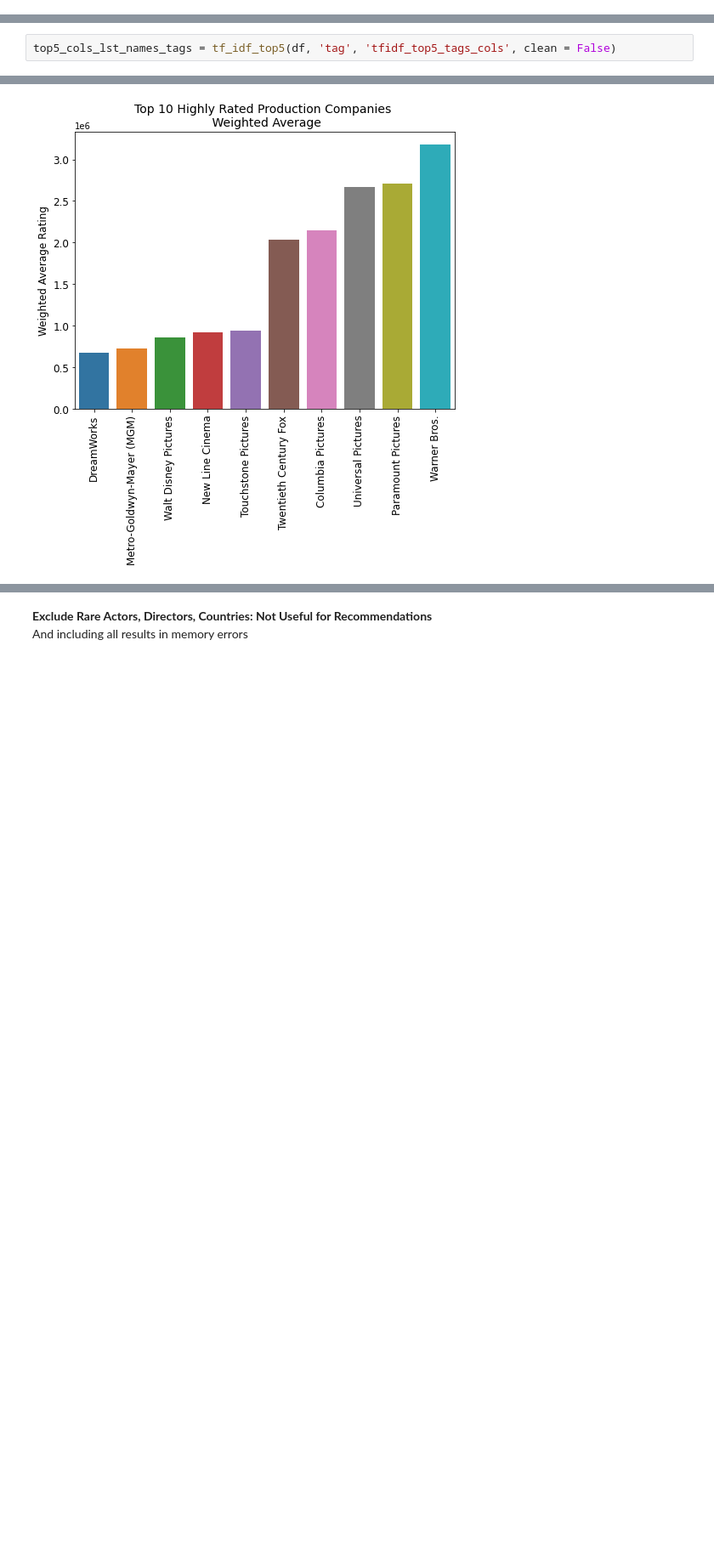
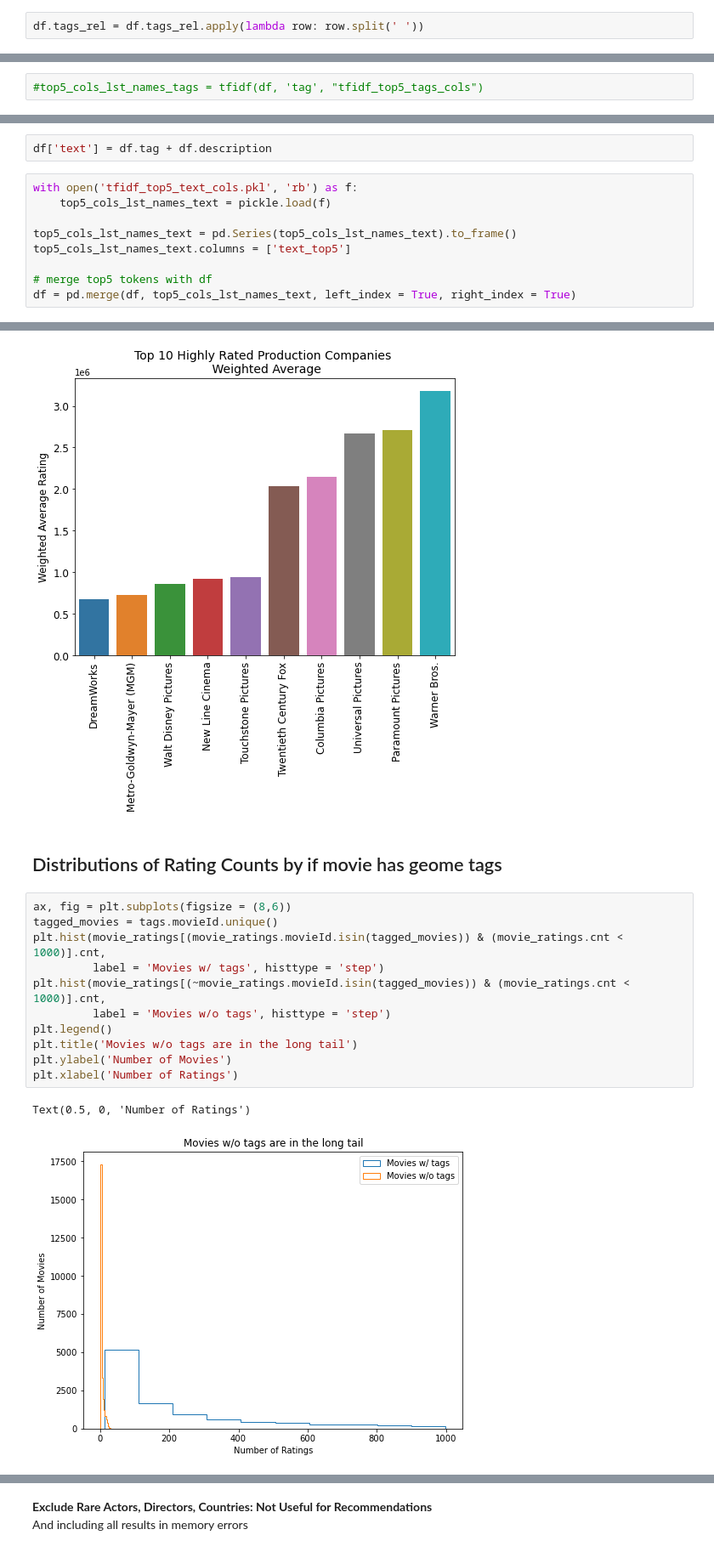
Before and after one commit to GovindBhala/DS5500-Movie-Recommendation-System, a Jupyter notebook: recommendation data exploration.ipynb, the cells around one changed output, grey strips where cells are left out. Shown at 85% size. Drawn from its saved outputs; the diff is of its cells as text; blank space fills up the shorter version.

```diff
--- a/recommendation data exploration.ipynb
+++ b/recommendation data exploration.ipynb
@@ -253,3 +270,5 @@ def tf_idf_top5(df, var, filename, clean = True):
+# %%
+df.tags_rel = df.tags_rel.apply(lambda row: row.split(' '))
 # %% [markdown]
 __Description__
 # %%
@@ -266,7 +285,7 @@ df = pd.merge(df, top5_cols_lst_names, left_index = True, right_index = True)
 # %% [markdown]
 __Genome Tags__
 # %%
-top5_cols_lst_names_tags = tf_idf_top5(df, 'tag', 'tfidf_top5_tags_cols', clean = False)
+#top5_cols_lst_names_tags = tfidf(df, 'tag', "tfidf_top5_tags_cols")
 # %%
 with open('tfidf_top5_tags_cols.pkl', 'rb') as f:
     top5_cols_lst_names_tags = pickle.load(f)
@@ -278,0 +301,11 @@ df = pd.merge(df, top5_cols_lst_names_tags, left_index = True, right_index = Tru
+# %%
+df['text'] = df.tag + df.description
+# %%
+with open('tfidf_top5_text_cols.pkl', 'rb') as f:
+    top5_cols_lst_names_text = pickle.load(f)
+
+top5_cols_lst_names_text = pd.Series(top5_cols_lst_names_text).to_frame()
+top5_cols_lst_names_text.columns = ['text_top5']
+
+# merge top5 tokens with df
+df = pd.merge(df, top5_cols_lst_names_text, left_index = True, right_index = True)
@@ -765,6 +819,22 @@ ax = barplot(prod_rated.tail(10), 'production_company', 'weighted_avg',
              'Top 10 Highly Rated Production Companies \n Weighted Average', 'Weighted Average Rating')
 # %% [output]
 [figure]
+# %% [markdown]
+## Distributions of Rating Counts by if movie has geome tags
+# %%
+ax, fig = plt.subplots(figsize = (8,6))
+tagged_movies = tags.movieId.unique()
+plt.hist(movie_ratings[(movie_ratings.movieId.isin(tagged_movies)) & (movie_ratings.cnt < 1000)].cnt,
+         label = 'Movies w/ tags', histtype = 'step')
+plt.hist(movie_ratings[(~movie_ratings.movieId.isin(tagged_movies)) & (movie_ratings.cnt < 1000)].cnt,
+         label = 'Movies w/o tags', histtype = 'step')
+plt.legend()
+plt.title('Movies w/o tags are in the long tail')
+plt.ylabel('Number of Movies')
+plt.xlabel('Number of Ratings')
+# %% [output]
+Text(0.5, 0, 'Number of Ratings')
+[figure, added]
 # %% [markdown]
 ## Create Dummy Variables
 - Exclude actors, directors, countries that are only in 1 movie: not useful for recommendations
```
Also changed, not shown: parts of 40 cells of this notebook, 4 other files.
